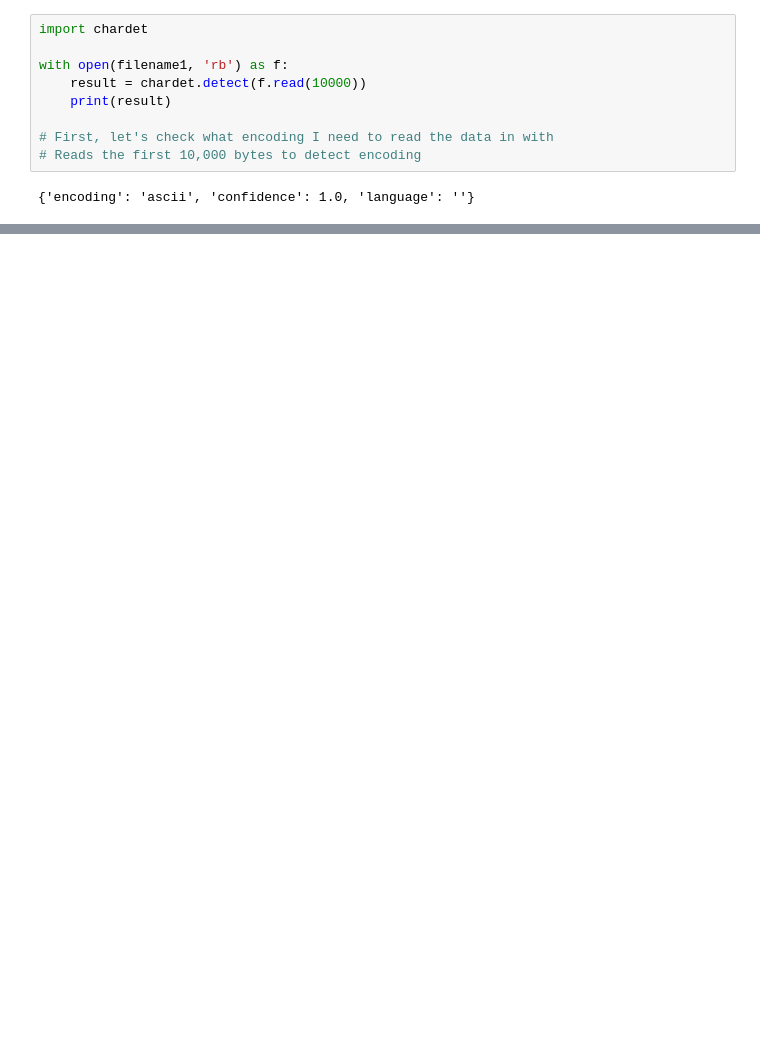
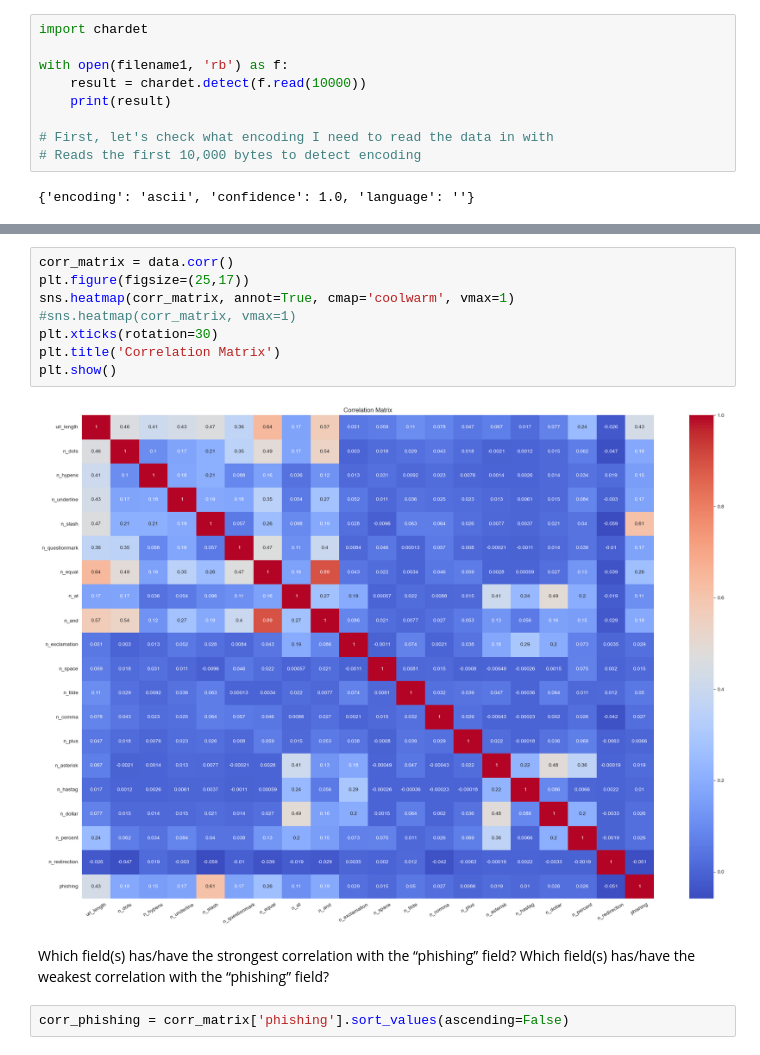
Before and after one commit to lnunag/DataAnalysis, a Jupyter notebook: Web Page Phishing/wpp.ipynb, the cells around one changed output, grey strips where cells are left out. Cells and saved outputs as stored; diff of their text form; blank space fills up the shorter version.

```diff
--- a/Web Page Phishing/wpp.ipynb
+++ b/Web Page Phishing/wpp.ipynb
@@ -32,0 +115,14 @@ phishing_dataset = pd.read_csv(filename2, index_col=None)
+# %%
+corr_matrix = data.corr()
+plt.figure(figsize=(25,17))
+sns.heatmap(corr_matrix, annot=True, cmap='coolwarm', vmax=1)
+#sns.heatmap(corr_matrix, vmax=1)
+plt.xticks(rotation=30)
+plt.title('Correlation Matrix')
+plt.show()
+# %% [output]
+[figure, added]
+# %% [markdown]
+Which field(s) has/have the strongest correlation with the “phishing” field?  Which field(s) has/have the weakest correlation with the “phishing” field?
+# %%
+corr_phishing = corr_matrix['phishing'].sort_values(ascending=False)
```
Also changed, not shown: parts of 31 cells of this notebook.
